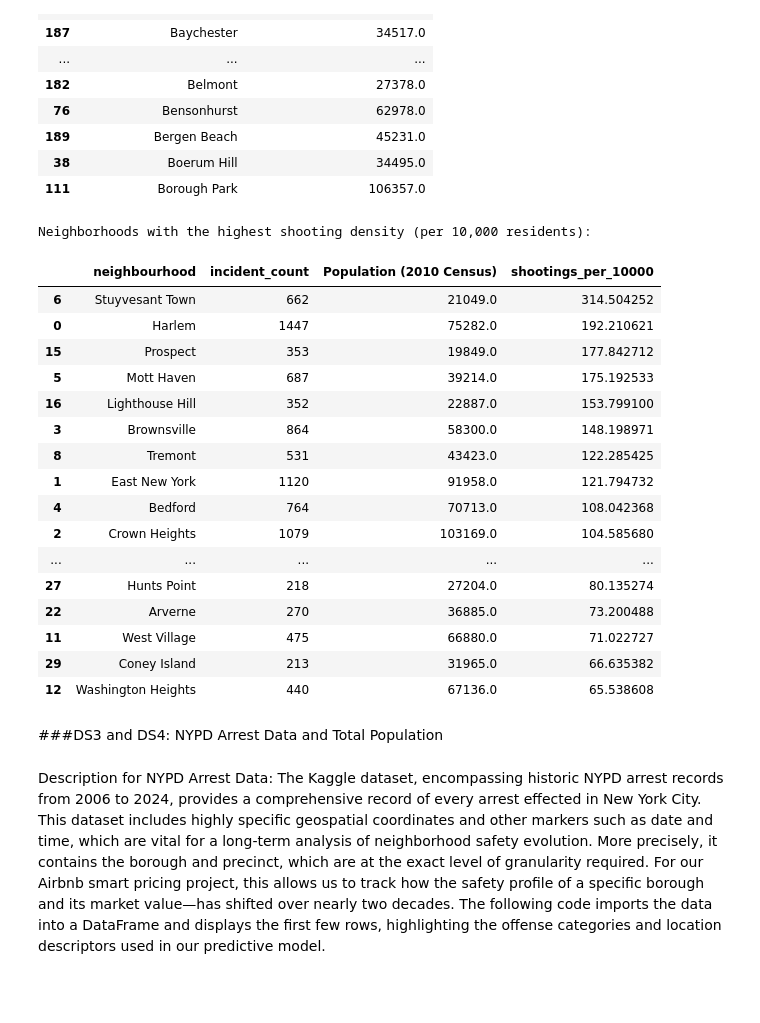
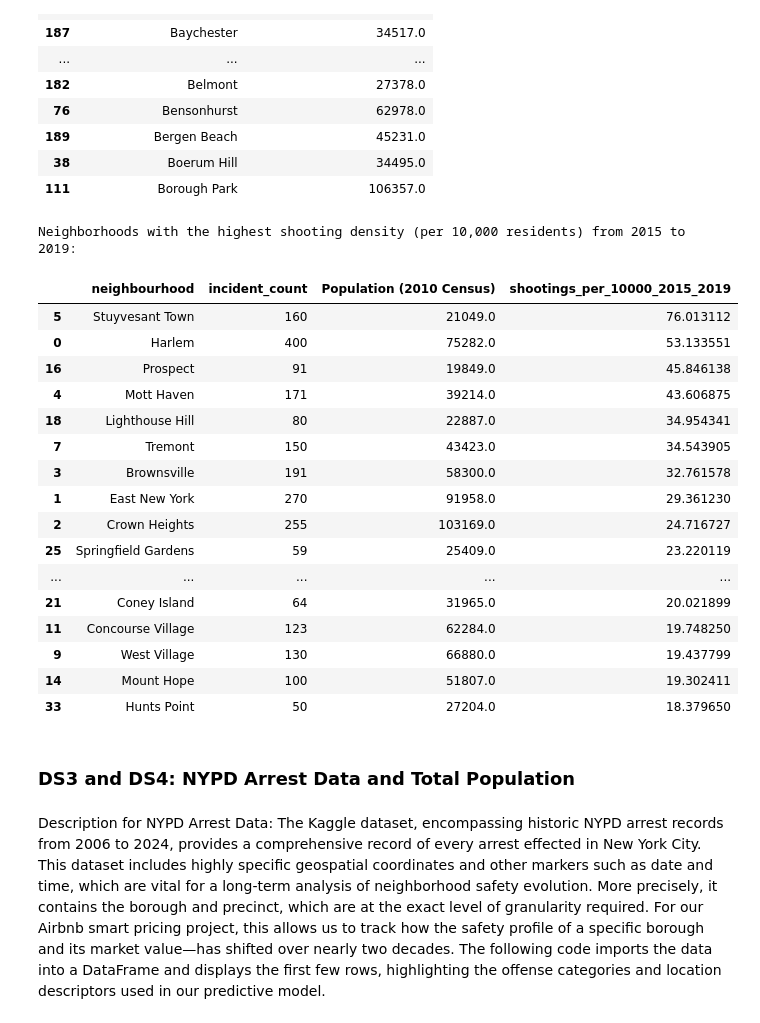
Before and after one commit to nigelyeap/airbnb_nyc, a Jupyter notebook: SC3021_Team_6 (6).ipynb, the cells around one changed output. Saved outputs shown, nothing was run; the diff lists cells and outputs as text; code cells hidden in the pictures; blank space fills up the shorter version.

Commit message:
Added listing density

```diff
--- a/SC3021_Team_6 (6).ipynb
+++ b/SC3021_Team_6 (6).ipynb
@@ -211,9 +192,3 @@ host_name               21
 last_review          10052
 reviews_per_month    10052
 dtype: int64
-# %%
-airbnb_nyc_df['neighbourhood'] = airbnb_nyc_df['neighbourhood'].apply(lambda x: x.split(',')[0].split('-')[0].strip())
-# Exclude 'Co-op City' from the neighbourhood column
-filtered_airbnb_df = airbnb_nyc_df[airbnb_nyc_df['neighbourhood'] != 'Co-op City']
-average_price_by_neighbourhood = filtered_airbnb_df.groupby('neighbourhood')['price'].mean().reset_index()
-display(average_price_by_neighbourhood.head(20))
@@ -284,8 +319,18 @@ total_population_df.head()
 # %%
 nypd_shooting_df = map_coordinates_to_neighbourhood(nypd_shooting_df)
 # %%
+# Keep only shooting records from 2015 to 2019
+shooting_2015_2019 = nypd_shooting_df.copy()
+shooting_2015_2019['OCCUR_DATE'] = pd.to_datetime(
+    shooting_2015_2019['OCCUR_DATE'],
+    errors='coerce'
+ )
+shooting_2015_2019 = shooting_2015_2019[
+    shooting_2015_2019['OCCUR_DATE'].dt.year.between(2015, 2019)
+ ]
+
 # Calculate value counts for each matched neighborhood
-incident_counts = nypd_shooting_df['neighbourhood'].value_counts().reset_index()
+incident_counts = shooting_2015_2019['neighbourhood'].value_counts().reset_index()
 incident_counts.columns = ['neighbourhood', 'incident_count']
 
 # Display the top 20 neighborhoods by incident count
@@ -311,6 +356,6 @@ display(incident_counts.head(20))
 # %%
-# 1. Prepare unique Airbnb neighborhoods (excluding Co-op City)
-airbnb_unique_hoods = [n for n in airbnb_nyc_df['neighbourhood'].unique() if n != 'Co-op City']
+# 1. Prepare unique Airbnb neighborhoods (including Co-op City)
+airbnb_unique_hoods = airbnb_nyc_df['neighbourhood'].dropna().unique().tolist()
 
 # 2. Extract NTA population reference (Year 2010)
 nta_2010 = nta_pop_df[nta_pop_df['Year'] == 2010].groupby('NTA Name')['Population'].sum().reset_index()
@@ -350,50 +395,50 @@ Created population mapping for 220 neighborhoods.
 # %%
 # 1. Merge incident counts with the population mapping
 # airbnb_pop_map_df contains the population per Airbnb neighbourhood
 # incident_counts contains total shootings per airbnb_matched_neighbourhood
 
 neighbourhood_stats = incident_counts.merge(
     airbnb_pop_map_df,
     left_on='neighbourhood',
     right_on='Airbnb Neighbourhood',
     how='inner'
 )
 
-# 2. Calculate shootings per 10,000 people
+# 2. Calculate shootings per 10,000 people for 2015-2019
 # We ensure we don't divide by zero and only include valid population data
 neighbourhood_stats = neighbourhood_stats[neighbourhood_stats['Population (2010 Census)'] > 0]
 
-neighbourhood_stats['shootings_per_10000'] = (
+neighbourhood_stats['shootings_per_10000_2015_2019'] = (
     neighbourhood_stats['incident_count'] / neighbourhood_stats['Population (2010 Census)']
 ) * 10000
 
 # 3. Sort by the new metric
-neighbourhood_stats = neighbourhood_stats.sort_values(by='shootings_per_10000', ascending=False)
+neighbourhood_stats = neighbourhood_stats.sort_values(by='shootings_per_10000_2015_2019', ascending=False)
 
 # Display the top results
-print("Neighborhoods with the highest shooting density (per 10,000 residents):")
-display(neighbourhood_stats[['neighbourhood', 'incident_count', 'Population (2010 Census)', 'shootings_per_10000']].head(20))
+print("Neighborhoods with the highest shooting density (per 10,000 residents) from 2015 to 2019:")
+display(neighbourhood_stats[['neighbourhood', 'incident_count', 'Population (2010 Census)', 'shootings_per_10000_2015_2019']].head(20))
 # %% [output]
-Neighborhoods with the highest shooting density (per 10,000 residents):
+Neighborhoods with the highest shooting density (per 10,000 residents) from 2015 to 2019:
-|  | neighbourhood | incident_count | Population (2010 Census) | shootings_per_10000 |
-| 6 | Stuyvesant Town | 662 | 21049.0 | 314.504252 |
-| 0 | Harlem | 1447 | 75282.0 | 192.210621 |
-| 15 | Prospect | 353 | 19849.0 | 177.842712 |
-| 5 | Mott Haven | 687 | 39214.0 | 175.192533 |
-| 16 | Lighthouse Hill | 352 | 22887.0 | 153.799100 |
-| 3 | Brownsville | 864 | 58300.0 | 148.198971 |
-| 8 | Tremont | 531 | 43423.0 | 122.285425 |
-| 1 | East New York | 1120 | 91958.0 | 121.794732 |
-| 4 | Bedford | 764 | 70713.0 | 108.042368 |
-| 2 | Crown Heights | 1079 | 103169.0 | 104.585680 |
+|  | neighbourhood | incident_count | Population (2010 Census) | shootings_per_10000_2015_2019 |
+| 5 | Stuyvesant Town | 160 | 21049.0 | 76.013112 |
+| 0 | Harlem | 400 | 75282.0 | 53.133551 |
+| 16 | Prospect | 91 | 19849.0 | 45.846138 |
+| 4 | Mott Haven | 171 | 39214.0 | 43.606875 |
+| 18 | Lighthouse Hill | 80 | 22887.0 | 34.954341 |
+| 7 | Tremont | 150 | 43423.0 | 34.543905 |
+| 3 | Brownsville | 191 | 58300.0 | 32.761578 |
+| 1 | East New York | 270 | 91958.0 | 29.361230 |
+| 2 | Crown Heights | 255 | 103169.0 | 24.716727 |
+| 25 | Springfield Gardens | 59 | 25409.0 | 23.220119 |
 | ... | ... | ... | ... | ... |
-| 27 | Hunts Point | 218 | 27204.0 | 80.135274 |
-| 22 | Arverne | 270 | 36885.0 | 73.200488 |
-| 11 | West Village | 475 | 66880.0 | 71.022727 |
-| 29 | Coney Island | 213 | 31965.0 | 66.635382 |
-| 12 | Washington Heights | 440 | 67136.0 | 65.538608 |
+| 21 | Coney Island | 64 | 31965.0 | 20.021899 |
+| 11 | Concourse Village | 123 | 62284.0 | 19.748250 |
+| 9 | West Village | 130 | 66880.0 | 19.437799 |
+| 14 | Mount Hope | 100 | 51807.0 | 19.302411 |
+| 33 | Hunts Point | 50 | 27204.0 | 18.379650 |
 # %% [markdown]
-###DS3 and DS4: NYPD Arrest Data and Total Population
+### DS3 and DS4: NYPD Arrest Data and Total Population
 # %% [markdown]
 Description for NYPD Arrest Data: The Kaggle dataset, encompassing historic NYPD arrest records from 2006 to 2024, provides a comprehensive record of every arrest effected in New York City. This dataset includes highly specific geospatial coordinates and other markers such as date and time, which are vital for a long-term analysis of neighborhood safety evolution. More precisely, it contains the borough and precinct, which are at the exact level of granularity required. For our Airbnb smart pricing project, this allows us to track how the safety profile of a specific borough and its market value—has shifted over nearly two decades. The following code imports the data into a DataFrame and displays the first few rows, highlighting the offense categories and location descriptors used in our predictive model.
 
```
Also changed, not shown: parts of 24 cells of this notebook.
